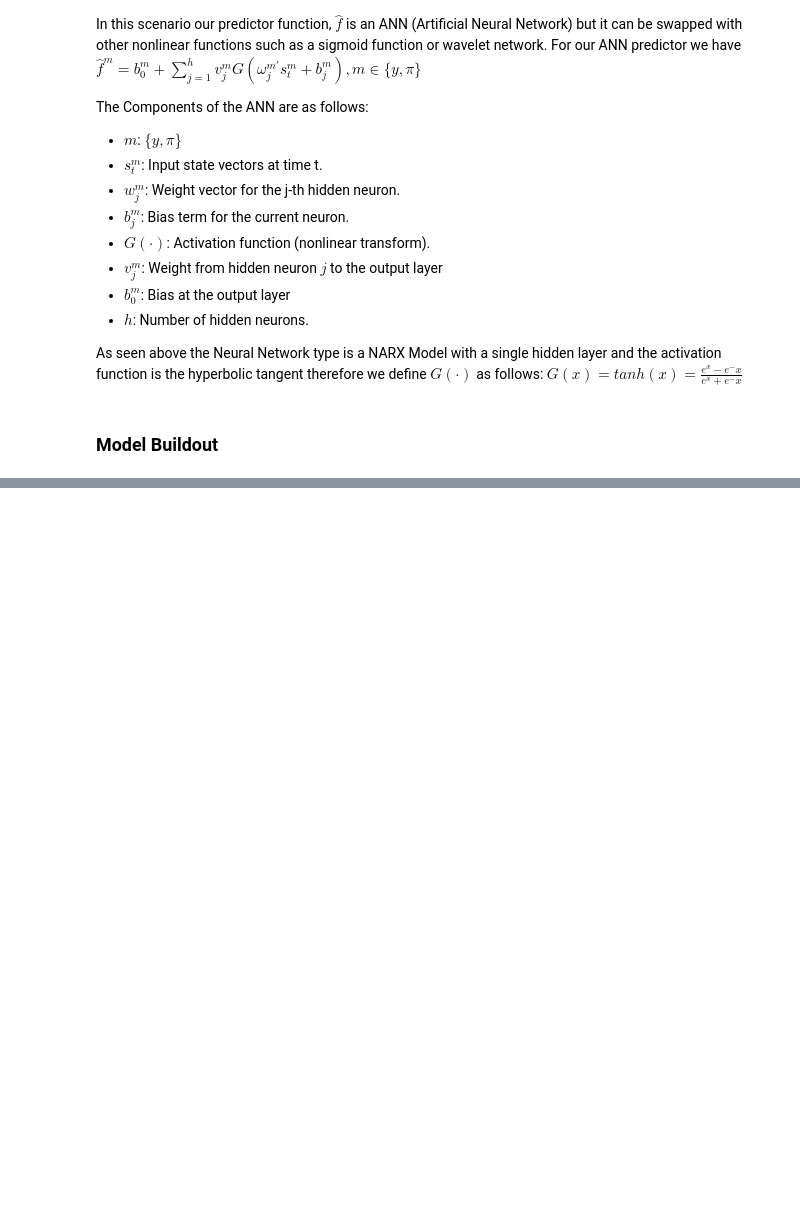
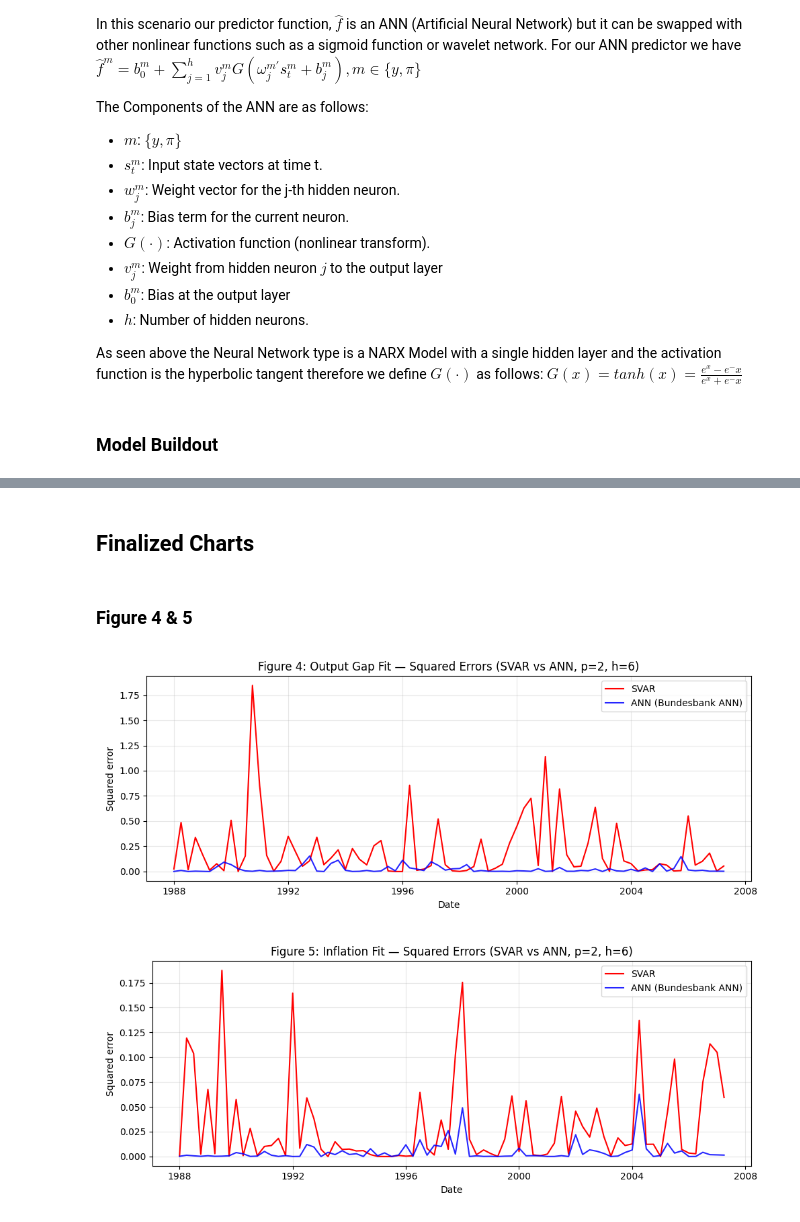
Before and after one commit to erskordi/Autonomous_Fed, a Jupyter notebook: notebooks/non_linear_environnment.ipynb, the cells around one changed output, grey strips where cells are left out. Drawn from its saved outputs; the diff is of its cells as text; code cells hidden in the pictures; blank space fills up the shorter version.

```diff
--- a/notebooks/non_linear_environnment.ipynb
+++ b/notebooks/non_linear_environnment.ipynb
@@ -414,0 +177,41 @@ Models moved to cpu
+# %% [markdown]
+## Finalized Charts
+# %% [markdown]
+### Figure 4 & 5
+# %%
+# In-sample squared errors (align to SVAR figure index)
+with torch.no_grad():
+    y_hat_all = ann_y(Dy["X"]).squeeze().cpu().numpy()
+    y_true_all = Dy["y"].squeeze().cpu().numpy()
+    se_y_ann = pd.Series((y_true_all - y_hat_all) ** 2, index=Dy["idx"])
+
+# Overlay on Figure 4 (Output Gap) — blue line
+fig = le_solver.figure_seven
+ax = fig.gca()
+for line in list(ax.get_lines()):
+    if "ANN" in str(line.get_label()):
+        line.remove()
+ax.plot(se_y_ann.index.to_timestamp(), se_y_ann.values, color="blue", lw=1.5, alpha=0.85, label="ANN (Bundesbank ANN)")
+ax.legend(loc="upper right")
+ax.set_title(f"Figure 4: Output Gap Fit — Squared Errors (SVAR vs ANN, p={p}, h=6)")
+plt.tight_layout()
+plt.show(fig)
+
+# Optional: also overlay inflation on Figure 5
+fig_pi = le_solver.figure_eight
+ax_pi = fig_pi.gca()
+with torch.no_grad():
+    pi_hat_all = ann_pi(Dpi["X"]).squeeze().cpu().numpy()
+    pi_true_all = Dpi["y"].squeeze().cpu().numpy()
+    se_pi_ann = pd.Series((pi_true_all - pi_hat_all) ** 2, index=Dpi["idx"])
+for line in list(ax_pi.get_lines()):
+    if "ANN" in str(line.get_label()):
+        line.remove()
+ax_pi.plot(se_pi_ann.index.to_timestamp(), se_pi_ann.values, color="blue", lw=1.5, alpha=0.85, label="ANN (Bundesbank ANN)")
+ax_pi.legend(loc="upper right")
+ax_pi.set_title(f"Figure 5: Inflation Fit — Squared Errors (SVAR vs ANN, p={p}, h=6)")
+plt.tight_layout()
+plt.show(fig_pi)
+# %% [output]
+[figure, added]
+[figure, added]
```
Also changed, not shown: parts of 3 cells of this notebook, 3 other files.
